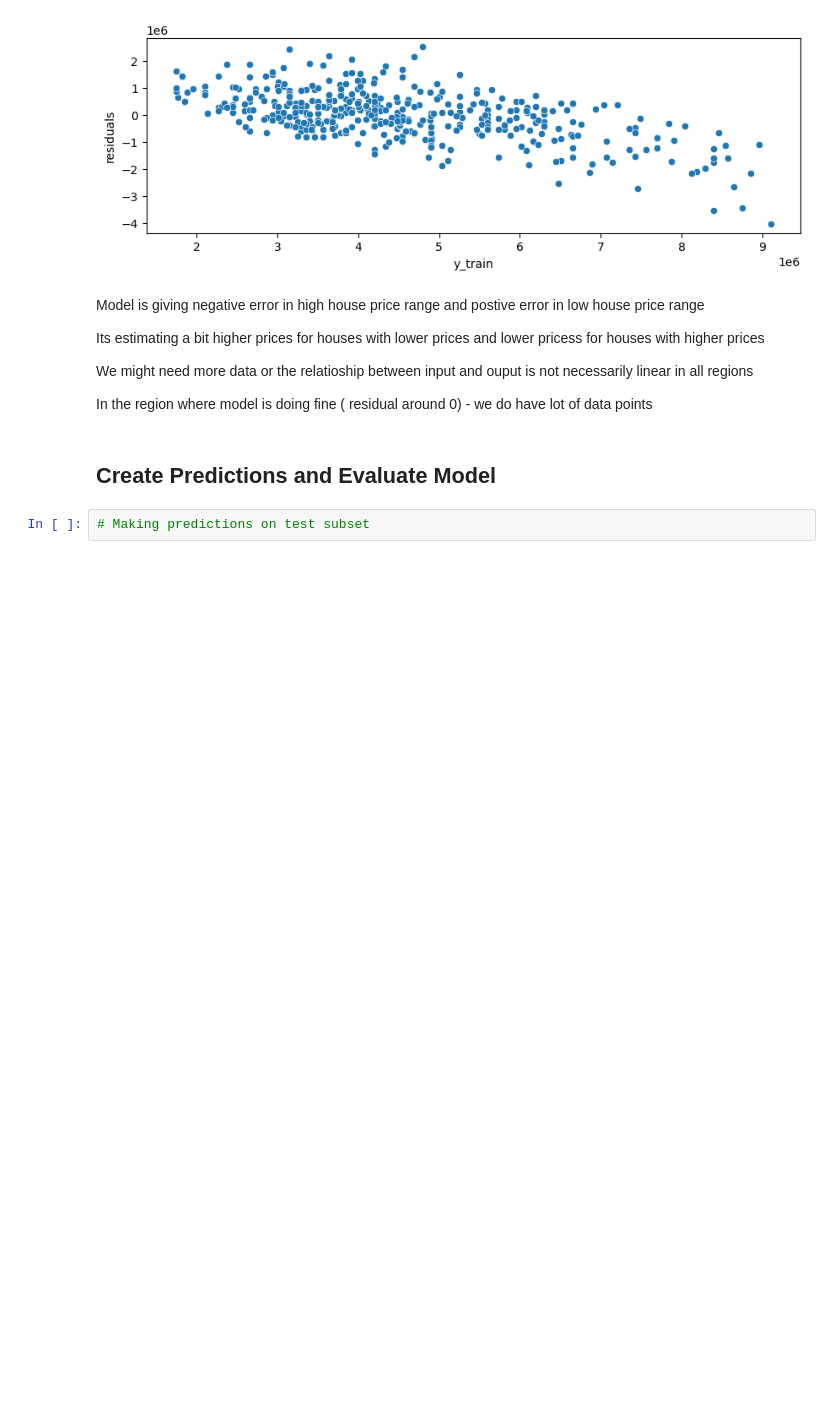
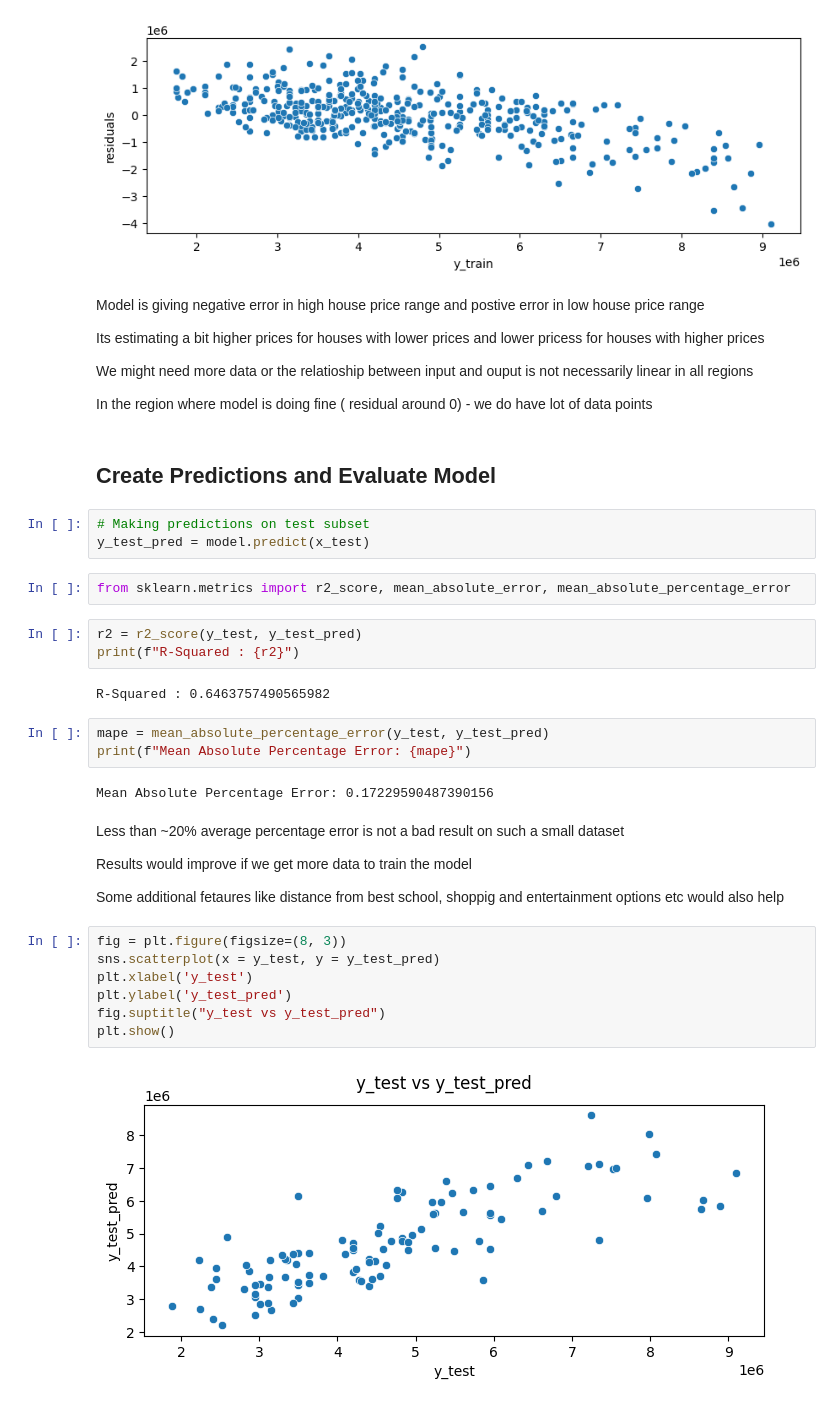
Before and after one commit to sahil-sundhan/math-for-data-science, a Jupyter notebook: Linear Regression/LinearRegression.ipynb, the cells around one changed output. Drawn from its saved outputs; the diff is of its cells as text; blank space fills up the shorter version.

```diff
--- a/Linear Regression/LinearRegression.ipynb
+++ b/Linear Regression/LinearRegression.ipynb
@@ -391,3 +391,31 @@ In the region where model is doing fine ( residual around 0) - we do have lot of
 ## Create Predictions and Evaluate Model
 # %%
 # Making predictions on test subset
+y_test_pred = model.predict(x_test)
+# %%
+from sklearn.metrics import r2_score, mean_absolute_error, mean_absolute_percentage_error
+# %%
+r2 = r2_score(y_test, y_test_pred)
+print(f"R-Squared : {r2}")
+# %% [output]
+R-Squared : 0.6463757490565982
+# %%
+mape = mean_absolute_percentage_error(y_test, y_test_pred)
+print(f"Mean Absolute Percentage Error: {mape}")
+# %% [output]
+Mean Absolute Percentage Error: 0.17229590487390156
+# %% [markdown]
+Less than ~20% average percentage error is not a bad result on such a small dataset
+
+Results would improve if we get more data to train the model
+
+Some additional fetaures like distance from best school, shoppig and entertainment options etc would also help
+# %%
+fig = plt.figure(figsize=(8, 3))
+sns.scatterplot(x = y_test, y = y_test_pred)
+plt.xlabel('y_test')
+plt.ylabel('y_test_pred')
+fig.suptitle("y_test vs y_test_pred")
+plt.show()
+# %% [output]
+[figure, added]
```
